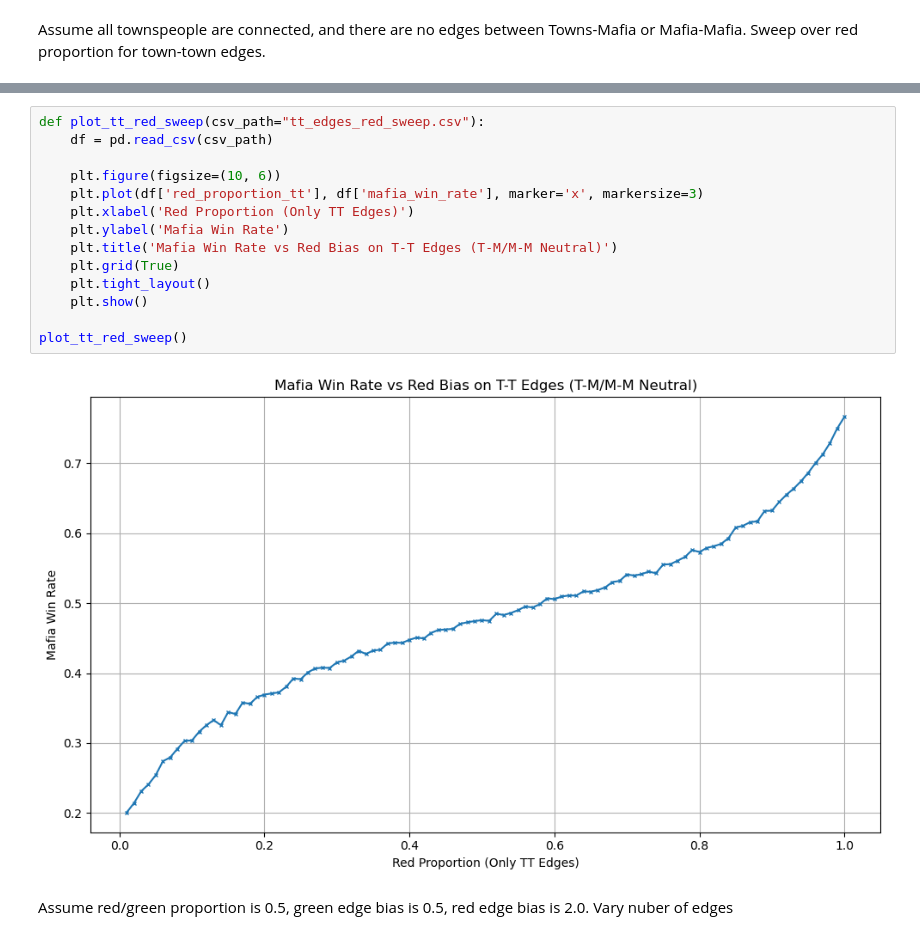
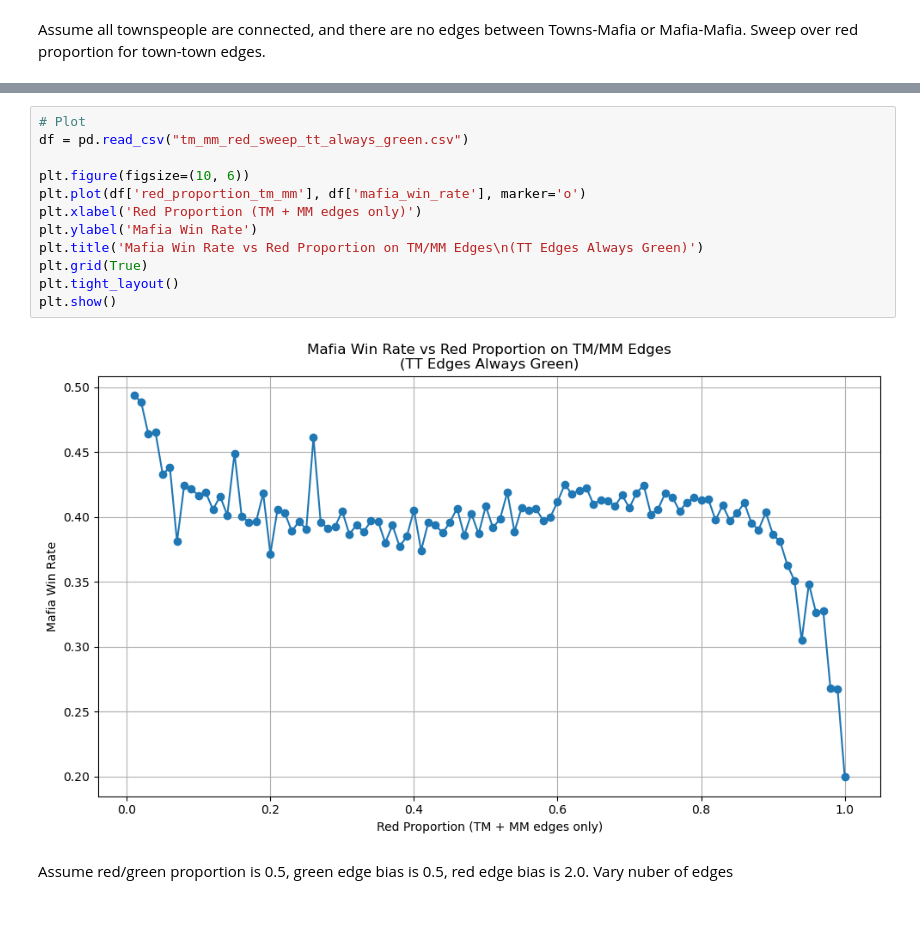
Before and after one commit to khoanguyen12345/MathModelingFinal, a Jupyter notebook: MathModeling_FinalProject.ipynb, the cells around one changed output, grey strips where cells are left out. Saved outputs shown, nothing was run; the diff lists cells and outputs as text.

```diff
--- a/MathModeling_FinalProject.ipynb
+++ b/MathModeling_FinalProject.ipynb
@@ -1482,19 +1466,17 @@ df.to_csv("tt_edges_red_sweep.csv", index=False)
 # %%
-def plot_tt_red_sweep(csv_path="tt_edges_red_sweep.csv"):
-    df = pd.read_csv(csv_path)
+# Plot
+df = pd.read_csv("tm_mm_red_sweep_tt_always_green.csv")
 
-    plt.figure(figsize=(10, 6))
-    plt.plot(df['red_proportion_tt'], df['mafia_win_rate'], marker='x', markersize=3)
-    plt.xlabel('Red Proportion (Only TT Edges)')
-    plt.ylabel('Mafia Win Rate')
-    plt.title('Mafia Win Rate vs Red Bias on T-T Edges (T-M/M-M Neutral)')
-    plt.grid(True)
-    plt.tight_layout()
-    plt.show()
-
-plot_tt_red_sweep()
+plt.figure(figsize=(10, 6))
+plt.plot(df['red_proportion_tm_mm'], df['mafia_win_rate'], marker='o')
+plt.xlabel('Red Proportion (TM + MM edges only)')
+plt.ylabel('Mafia Win Rate')
+plt.title('Mafia Win Rate vs Red Proportion on TM/MM Edges\n(TT Edges Always Green)')
+plt.grid(True)
+plt.tight_layout()
+plt.show()
 # %% [output]
-[figure, old version]
+[figure, new version]
 # %% [markdown]
 Assume red/green proportion is 0.5, green edge bias is 0.5, red edge bias is 2.0. Vary nuber of edges
 # %%
```
Also changed, not shown: parts of 5 cells of this notebook, 3 other files.
